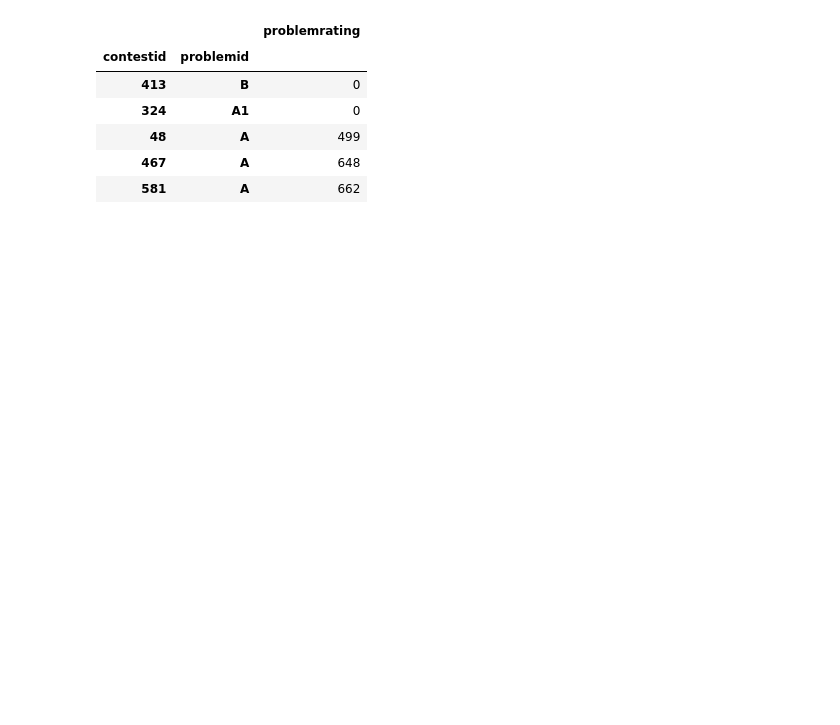
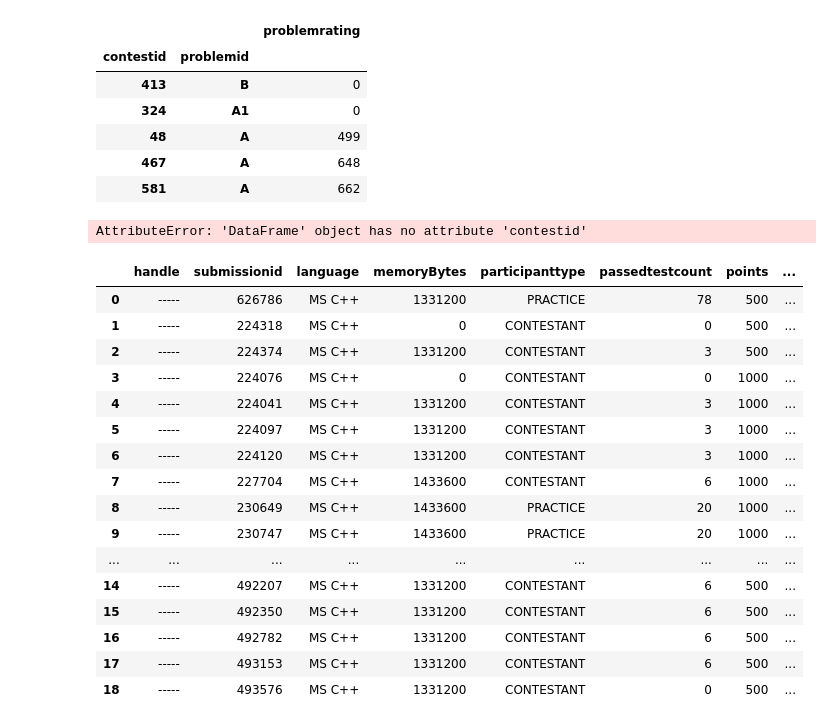
Before and after one commit to yjiao/codeforces_predict, a Jupyter notebook: exploration_v2.ipynb, the cells around one changed output. Cells and saved outputs as stored; diff of their text form; code cells hidden in the pictures; blank space fills up the shorter version.

```diff
--- a/exploration_v2.ipynb
+++ b/exploration_v2.ipynb
@@ -331,3 +331,61 @@ problem_ratings.head()
 | 48 | A | 499 |
 | 467 | A | 648 |
 | 581 | A | 662 |
+# %%
+q = """
+SELECT *
+FROM
+    (
+    SELECT *,
+           max(ratingupdatetimeseconds) over (partition by handle) maxtime
+    FROM user_rating
+    )a
+"""
+last_contests = pd.read_sql(q, con)
+# %%
+from os.path import exists
+# params
+filename = 'training_linear_regression_last.csv'
+maxtime = 30 * 24 * 3600 # number of seconds in a month
+lastidx = 0
+
+time_back = 3600*5 # 5 hrs
+for k, df_usrrate in last_contests.iterrows():
+    df_usrsub = pd.read_sql(""" SELECT * FROM submissions
+        WHERE
+            handle = '%s'
+            AND
+            starttimeseconds <= %d
+        ; """ % (df_usrrate.handle, df_usrrate.ratingupdatetimeseconds - time_back),
+        con)
+
+    data = get_training_data(df_usrsub, df_usrrate, maxtime)
+    data = pd.DataFrame.from_dict(data)
+    data['handle'] = h
+    if exists(filename):
+        data.to_csv(filename, mode='a', header=False, index=False)
+    else:
+        data.to_csv(filename, mode='a', header=True, index=False)
+    break
+# %% [output]
+AttributeError: 'DataFrame' object has no attribute 'contestid'
+# %%
+df_usrsub
+# %% [output]
+|  | handle | submissionid | language | memoryBytes | participanttype | passedtestcount | points | ... |
+| 0 | ----- | 626786 | MS C++ | 1331200 | PRACTICE | 78 | 500 | ... |
+| 1 | ----- | 224318 | MS C++ | 0 | CONTESTANT | 0 | 500 | ... |
+| 2 | ----- | 224374 | MS C++ | 1331200 | CONTESTANT | 3 | 500 | ... |
+| 3 | ----- | 224076 | MS C++ | 0 | CONTESTANT | 0 | 1000 | ... |
+| 4 | ----- | 224041 | MS C++ | 1331200 | CONTESTANT | 3 | 1000 | ... |
+| 5 | ----- | 224097 | MS C++ | 1331200 | CONTESTANT | 3 | 1000 | ... |
+| 6 | ----- | 224120 | MS C++ | 1331200 | CONTESTANT | 3 | 1000 | ... |
+| 7 | ----- | 227704 | MS C++ | 1433600 | CONTESTANT | 6 | 1000 | ... |
+| 8 | ----- | 230649 | MS C++ | 1433600 | PRACTICE | 20 | 1000 | ... |
+| 9 | ----- | 230747 | MS C++ | 1433600 | PRACTICE | 20 | 1000 | ... |
+| ... | ... | ... | ... | ... | ... | ... | ... | ... |
+| 14 | ----- | 492207 | MS C++ | 1331200 | CONTESTANT | 6 | 500 | ... |
+| 15 | ----- | 492350 | MS C++ | 1331200 | CONTESTANT | 6 | 500 | ... |
+| 16 | ----- | 492782 | MS C++ | 1331200 | CONTESTANT | 6 | 500 | ... |
+| 17 | ----- | 493153 | MS C++ | 1331200 | CONTESTANT | 6 | 500 | ... |
+| 18 | ----- | 493576 | MS C++ | 1331200 | CONTESTANT | 0 | 500 | ... |
```
Also changed, not shown: 32 other files.
